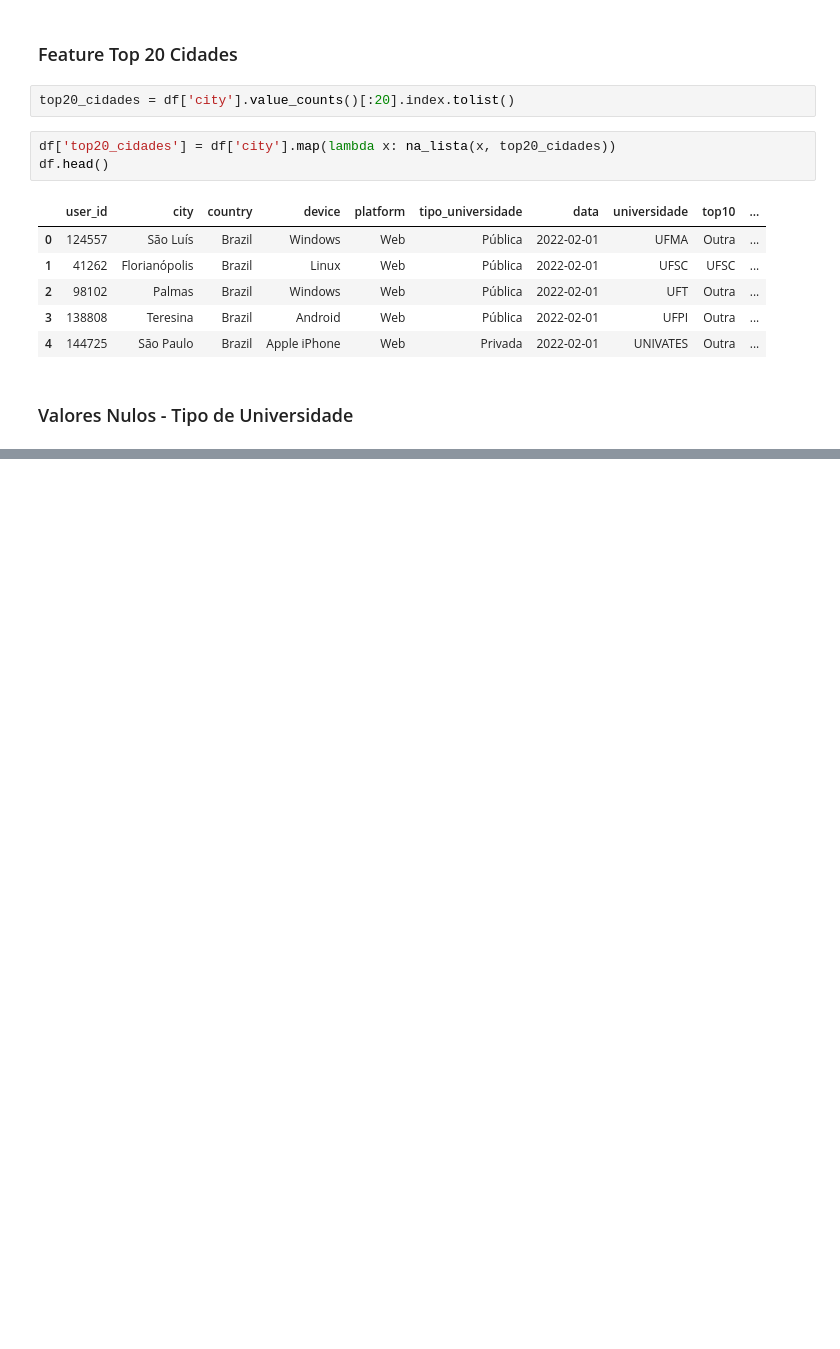
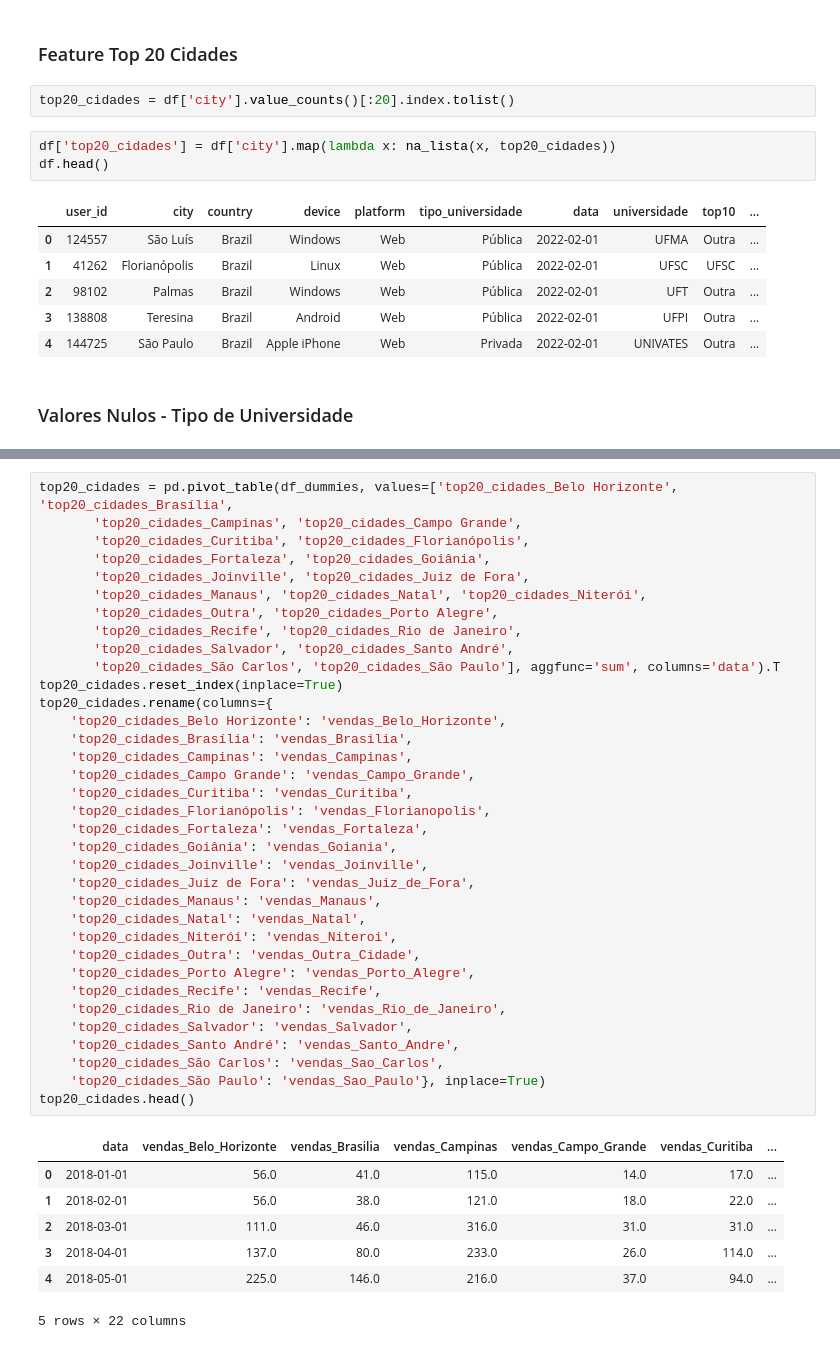
Before and after one commit to thiago-osorio/digital-house, a Jupyter notebook: projeto_integrador/Notebooks/projeto_integrador.ipynb, the cells around one changed output, grey strips where cells are left out. Saved outputs shown, nothing was run; the diff lists cells and outputs as text; blank space fills up the shorter version.

```diff
--- a/projeto_integrador/Notebooks/projeto_integrador.ipynb
+++ b/projeto_integrador/Notebooks/projeto_integrador.ipynb
@@ -517,0 +553,43 @@ df.loc[df['tipo_universidade'] == 'Em branco']
+# %%
+top20_cidades = pd.pivot_table(df_dummies, values=['top20_cidades_Belo Horizonte', 'top20_cidades_Brasília',
+       'top20_cidades_Campinas', 'top20_cidades_Campo Grande',
+       'top20_cidades_Curitiba', 'top20_cidades_Florianópolis',
+       'top20_cidades_Fortaleza', 'top20_cidades_Goiânia',
+       'top20_cidades_Joinville', 'top20_cidades_Juiz de Fora',
+       'top20_cidades_Manaus', 'top20_cidades_Natal', 'top20_cidades_Niterói',
+       'top20_cidades_Outra', 'top20_cidades_Porto Alegre',
+       'top20_cidades_Recife', 'top20_cidades_Rio de Janeiro',
+       'top20_cidades_Salvador', 'top20_cidades_Santo André',
+       'top20_cidades_São Carlos', 'top20_cidades_São Paulo'], aggfunc='sum', columns='data').T
+top20_cidades.reset_index(inplace=True)
+top20_cidades.rename(columns={
+    'top20_cidades_Belo Horizonte': 'vendas_Belo_Horizonte',
+    'top20_cidades_Brasília': 'vendas_Brasilia',
+    'top20_cidades_Campinas': 'vendas_Campinas',
+    'top20_cidades_Campo Grande': 'vendas_Campo_Grande',
+    'top20_cidades_Curitiba': 'vendas_Curitiba',
+    'top20_cidades_Florianópolis': 'vendas_Florianopolis',
+    'top20_cidades_Fortaleza': 'vendas_Fortaleza',
+    'top20_cidades_Goiânia': 'vendas_Goiania',
+    'top20_cidades_Joinville': 'vendas_Joinville',
+    'top20_cidades_Juiz de Fora': 'vendas_Juiz_de_Fora',
+    'top20_cidades_Manaus': 'vendas_Manaus',
+    'top20_cidades_Natal': 'vendas_Natal',
+    'top20_cidades_Niterói': 'vendas_Niteroi',
+    'top20_cidades_Outra': 'vendas_Outra_Cidade',
+    'top20_cidades_Porto Alegre': 'vendas_Porto_Alegre',
+    'top20_cidades_Recife': 'vendas_Recife',
+    'top20_cidades_Rio de Janeiro': 'vendas_Rio_de_Janeiro',
+    'top20_cidades_Salvador': 'vendas_Salvador',
+    'top20_cidades_Santo André': 'vendas_Santo_Andre',
+    'top20_cidades_São Carlos': 'vendas_Sao_Carlos',
+    'top20_cidades_São Paulo': 'vendas_Sao_Paulo'}, inplace=True)
+top20_cidades.head()
+# %% [output]
+|  | data | vendas_Belo_Horizonte | vendas_Brasilia | vendas_Campinas | vendas_Campo_Grande | vendas_Curitiba | ... |
+| 0 | 2018-01-01 | 56.0 | 41.0 | 115.0 | 14.0 | 17.0 | ... |
+| 1 | 2018-02-01 | 56.0 | 38.0 | 121.0 | 18.0 | 22.0 | ... |
+| 2 | 2018-03-01 | 111.0 | 46.0 | 316.0 | 31.0 | 31.0 | ... |
+| 3 | 2018-04-01 | 137.0 | 80.0 | 233.0 | 26.0 | 114.0 | ... |
+| 4 | 2018-05-01 | 225.0 | 146.0 | 216.0 | 37.0 | 94.0 | ... |
+5 rows × 22 columns
```
Also changed, not shown: parts of 17 cells of this notebook, 1 other file.
